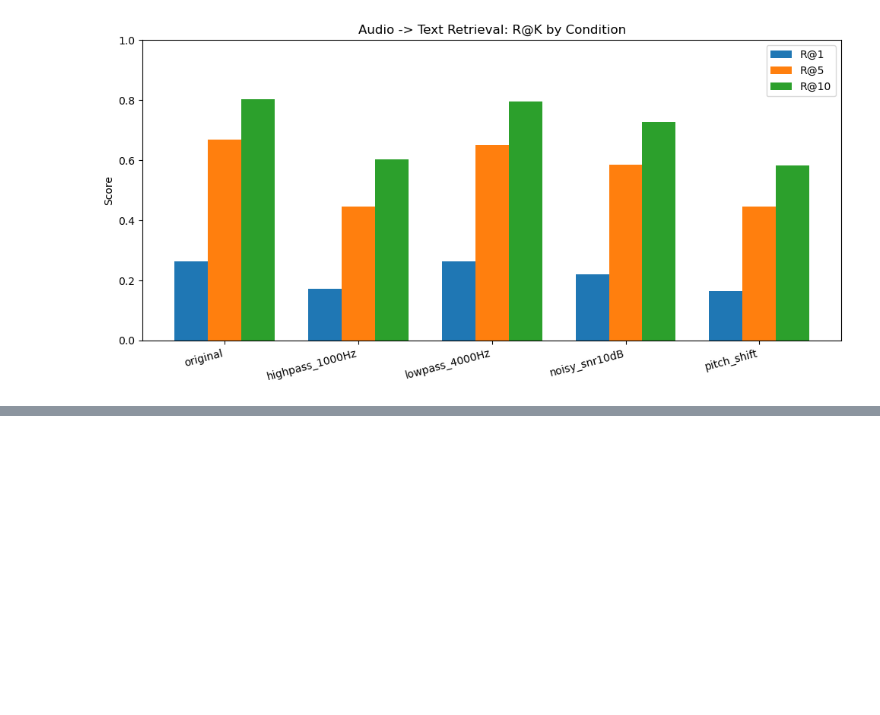
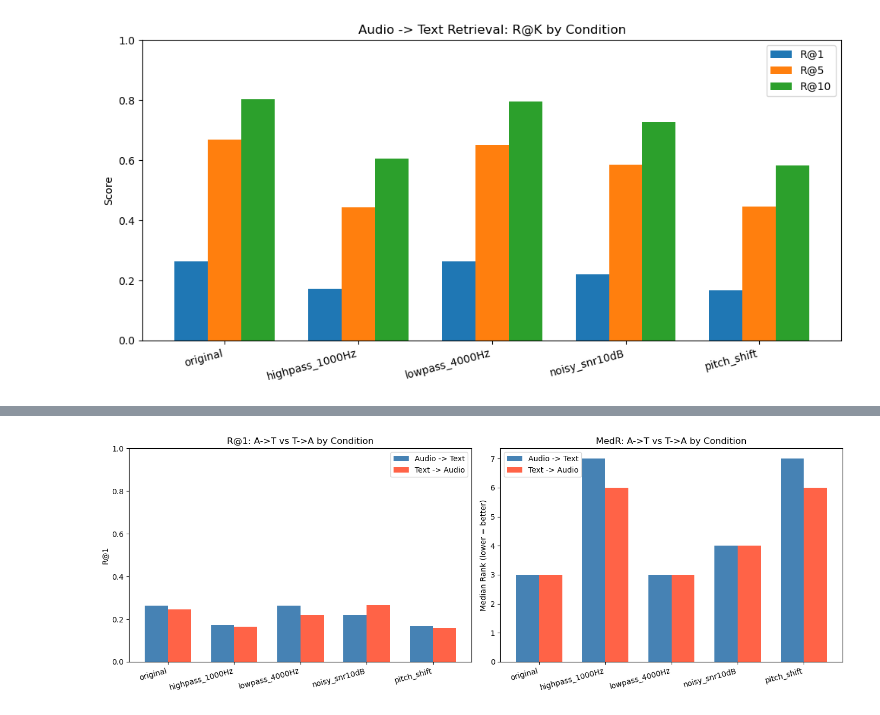
Before and after one commit to qianshuguo/audio-text-clap, a Jupyter notebook: notebooks/03_processed_audio_analysis.ipynb, the cells around one changed output, grey strips where cells are left out. Drawn from its saved outputs; the diff is of its cells as text; code cells hidden in the pictures; blank space fills up the shorter version.

```diff
--- a/notebooks/03_processed_audio_analysis.ipynb
+++ b/notebooks/03_processed_audio_analysis.ipynb
@@ -255,0 +316,36 @@ plt.show()
+# %%
+# visualization 5: A->T vs T->A side-by-side for R@1 and MedR
+fig, axes = plt.subplots(1, 2, figsize=(14, 5))
+
+# R@1 comparison
+ax = axes[0]
+x = np.arange(len(labels))
+width = 0.35
+a2t_r1 = [results[l]['A->T']['R@1'] for l in labels]
+t2a_r1 = [results[l]['T->A']['R@1'] for l in labels]
+ax.bar(x - width/2, a2t_r1, width, label='Audio -> Text', color='steelblue')
+ax.bar(x + width/2, t2a_r1, width, label='Text -> Audio', color='tomato')
+ax.set_xticks(x)
+ax.set_xticklabels(labels, rotation=15, ha='right')
+ax.set_ylabel('R@1')
+ax.set_title('R@1: A->T vs T->A by Condition')
+ax.set_ylim(0, 1)
+ax.legend()
+
+# MedR comparison (lower is better)
+ax = axes[1]
+a2t_medr = [results[l]['A->T']['MedR'] for l in labels]
+t2a_medr = [results[l]['T->A']['MedR'] for l in labels]
+ax.bar(x - width/2, a2t_medr, width, label='Audio -> Text', color='steelblue')
+ax.bar(x + width/2, t2a_medr, width, label='Text -> Audio', color='tomato')
+ax.set_xticks(x)
+ax.set_xticklabels(labels, rotation=15, ha='right')
+ax.set_ylabel('Median Rank (lower = better)')
+ax.set_title('MedR: A->T vs T->A by Condition')
+ax.legend()
+
+plt.tight_layout()
+plt.savefig(os.path.join(RESULTS_DIR, 'a2t_vs_t2a_comparison.png'), dpi=150)
+plt.show()
+# %% [output]
+[figure, added]
```
Also changed, not shown: parts of 10 cells of this notebook, 17 other files.
